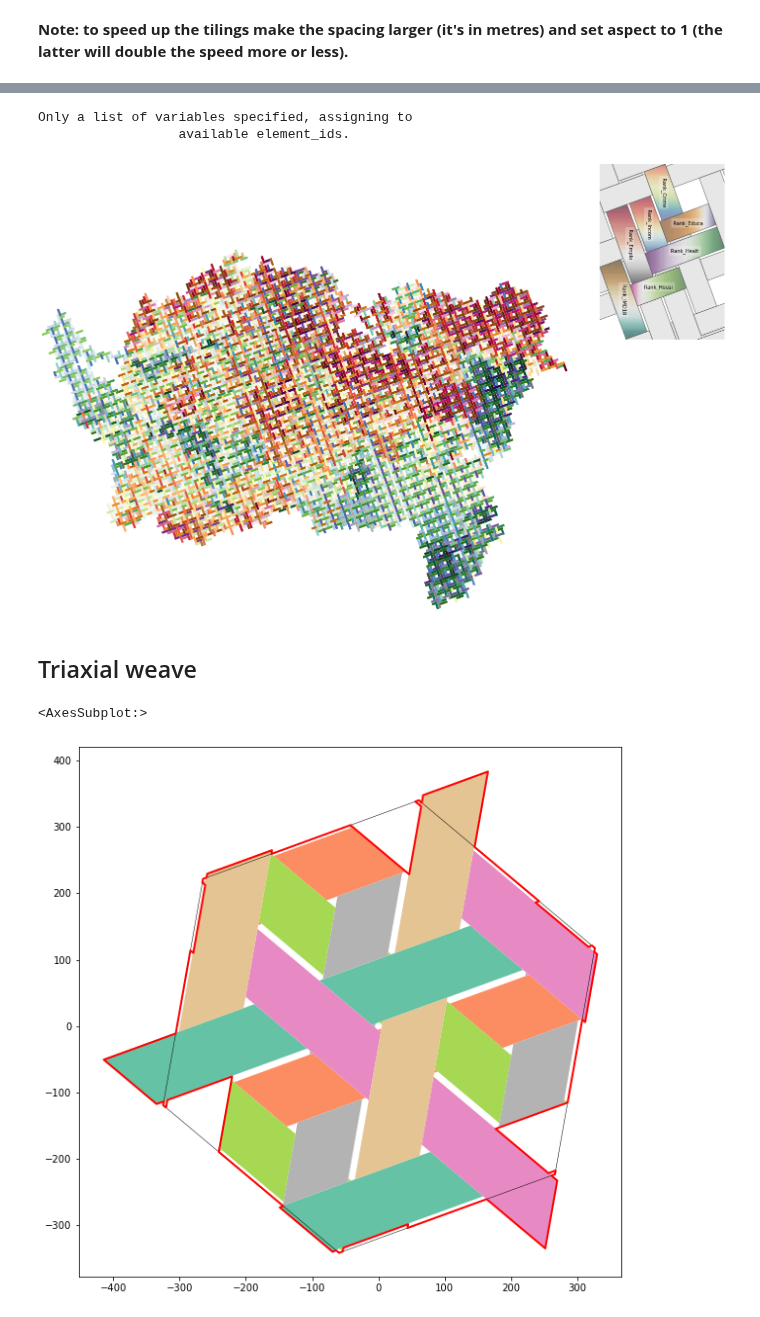
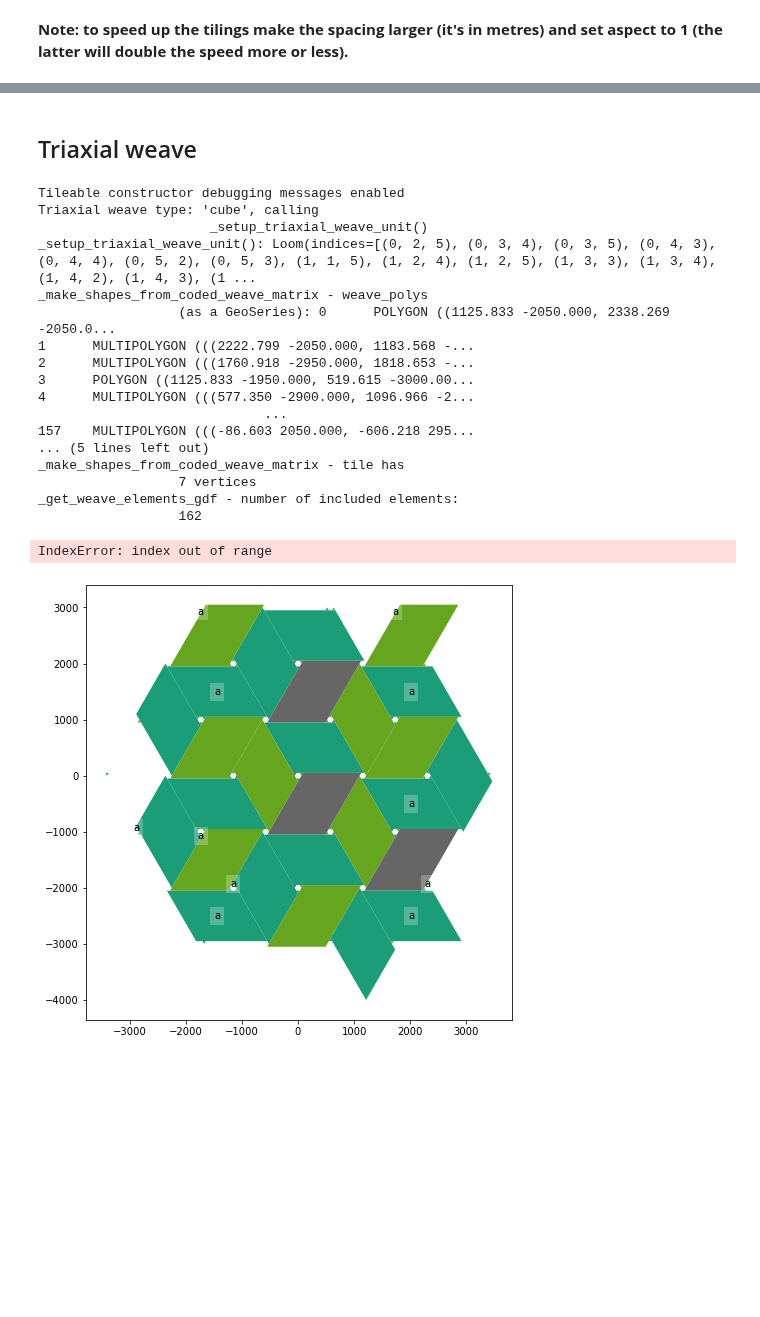
Before and after one commit to DOSull/weaving-space, a Jupyter notebook: debug-triaxial-weave-units.ipynb, the cells around one changed output, grey strips where cells are left out. Saved outputs shown, nothing was run; the diff lists cells and outputs as text; code cells hidden in the pictures; blank space fills up the shorter version.

Commit message:
working on debugging

```diff
--- a/debug-triaxial-weave-units.ipynb
+++ b/debug-triaxial-weave-units.ipynb
@@ -69,15 +16,32 @@ textile1.colourmaps = dict(zip(textile1.variables,
-# %%
-fig = textile1.render(legend = True)
-# %% [output]
-Only a list of variables specified, assigning to
-                  available element_ids.
-[figure, removed]
 # %% [markdown]
 ## Triaxial weave
 # %%
-w2 = WeaveUnit(weave_type = "cube", spacing = 100, aspect = .9,
-               strands = "a-c|d-f|g-i", crs = ak.crs).transform_rotate(20)
-w2.plot(r = 0, cmap = "Set2", figsize = (10, 10), show_ids = False)
+w2_a1 = WeaveUnit(weave_type = "cube", spacing = 1000, aspect = .9,
+                  strands = "a|b|c", crs = ak.crs,
+                  # debug = True
+                  )
+# w2_a09 = WeaveUnit(weave_type = "cube", spacing = 100, aspect = .9,
+#                   strands = "a|b|c", crs = ak.crs, debug = True)
 # %% [output]
-<AxesSubplot:>
+Tileable constructor debugging messages enabled
+Triaxial weave type: 'cube', calling
+                      _setup_triaxial_weave_unit()
+_setup_triaxial_weave_unit(): Loom(indices=[(0, 2, 5), (0, 3, 4), (0, 3, 5), (0, 4, 3), (0, 4, 4), (0, 5, 2), (0, 5, 3), (1, 1, 5), (1, 2, 4), (1, 2, 5), (1, 3, 3), (1, 3, 4), (1, 4, 2), (1, 4, 3), (1 ...
+_make_shapes_from_coded_weave_matrix - weave_polys
+                  (as a GeoSeries): 0      POLYGON ((1125.833 -2050.000, 2338.269 -2050.0...
+1      MULTIPOLYGON (((2222.799 -2050.000, 1183.568 -...
+2      MULTIPOLYGON (((1760.918 -2950.000, 1818.653 -...
+3      POLYGON ((1125.833 -1950.000, 519.615 -3000.00...
+4      MULTIPOLYGON (((577.350 -2900.000, 1096.966 -2...
+                             ...
+157    MULTIPOLYGON (((-86.603 2050.000, -606.218 295...
+... (5 lines left out)
+_make_shapes_from_coded_weave_matrix - tile has
+                  7 vertices
+_get_weave_elements_gdf - number of included elements:
+                  162
-[figure, removed]
+# %%
+w2_a1.plot()
+# %% [output]
+IndexError: index out of range
+[figure, added]
```
Also changed, not shown: parts of 17 cells of this notebook.
